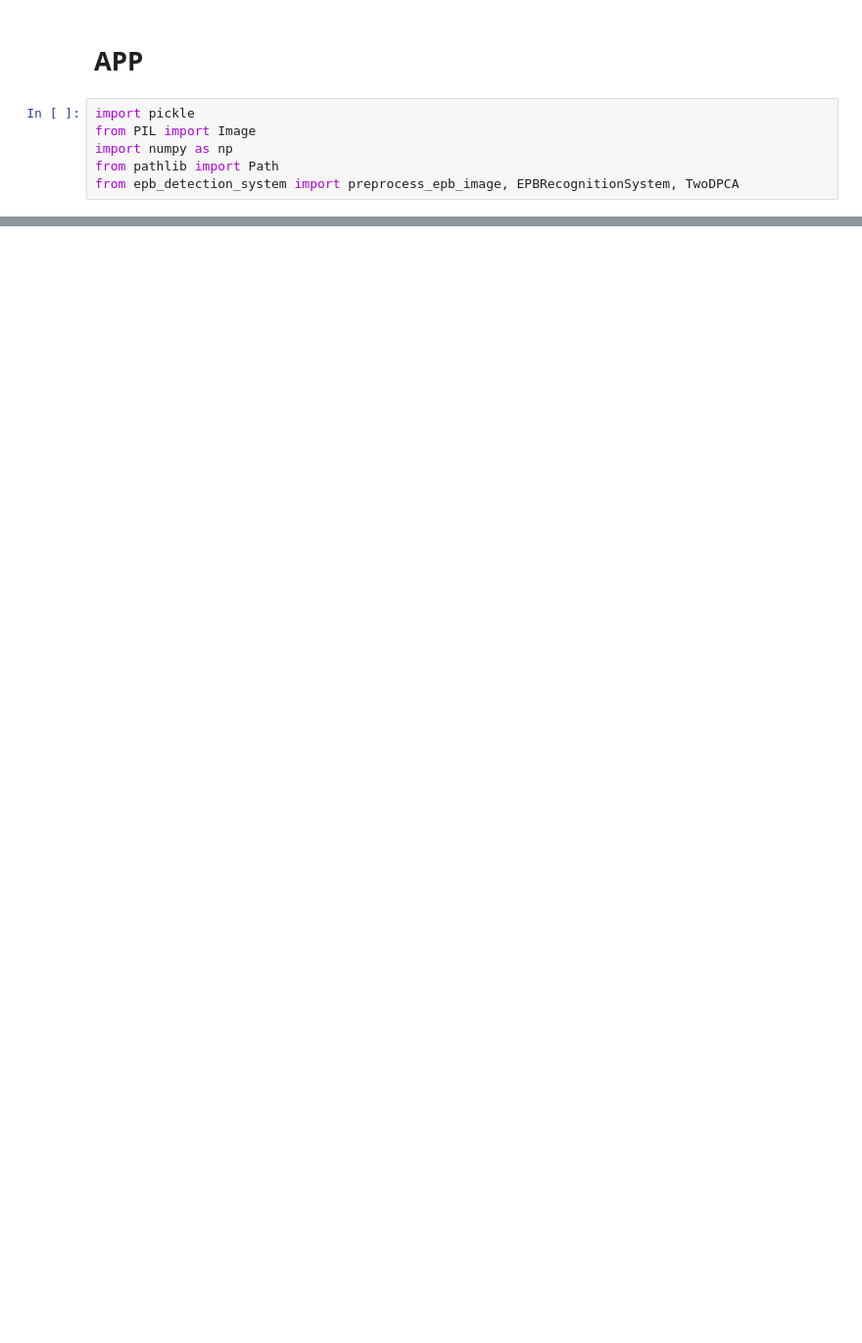
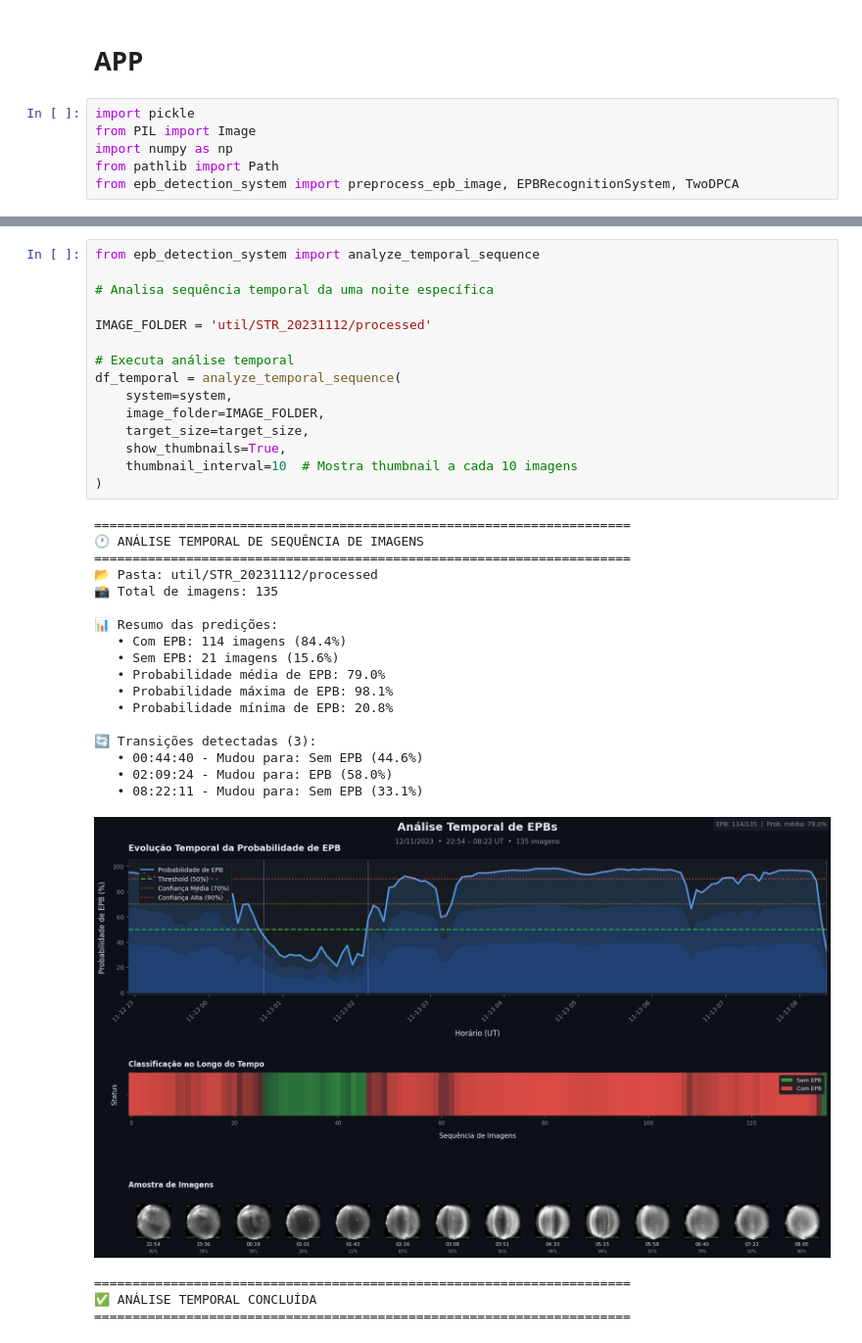
Before and after one commit to albertoivo/masters-degree, a Jupyter notebook: code/app.ipynb, the cells around one changed output, grey strips where cells are left out. Shown at 98% size. Drawn from its saved outputs; the diff is of its cells as text; blank space fills up the shorter version.

```diff
--- a/code/app.ipynb
+++ b/code/app.ipynb
@@ -138,0 +137,37 @@ for img_path_str in images:
+# %%
+from epb_detection_system import analyze_temporal_sequence
+
+# Analisa sequência temporal da uma noite específica
+
+IMAGE_FOLDER = 'util/STR_20231112/processed'
+
+# Executa análise temporal
+df_temporal = analyze_temporal_sequence(
+    system=system,
+    image_folder=IMAGE_FOLDER,
+    target_size=target_size,
+    show_thumbnails=True,
+    thumbnail_interval=10  # Mostra thumbnail a cada 10 imagens
+)
+# %% [output]
+======================================================================
+🕐 ANÁLISE TEMPORAL DE SEQUÊNCIA DE IMAGENS
+======================================================================
+📂 Pasta: util/STR_20231112/processed
+📸 Total de imagens: 135
+
+📊 Resumo das predições:
+   • Com EPB: 114 imagens (84.4%)
+   • Sem EPB: 21 imagens (15.6%)
+   • Probabilidade média de EPB: 79.0%
+   • Probabilidade máxima de EPB: 98.1%
+   • Probabilidade mínima de EPB: 20.8%
+
+🔄 Transições detectadas (3):
+   • 00:44:40 - Mudou para: Sem EPB (44.6%)
+   • 02:09:24 - Mudou para: EPB (58.0%)
+   • 08:22:11 - Mudou para: Sem EPB (33.1%)
+[figure, added]
+======================================================================
+✅ ANÁLISE TEMPORAL CONCLUÍDA
+======================================================================
```
Also changed, not shown: parts of 4 cells of this notebook, 2 other files.
